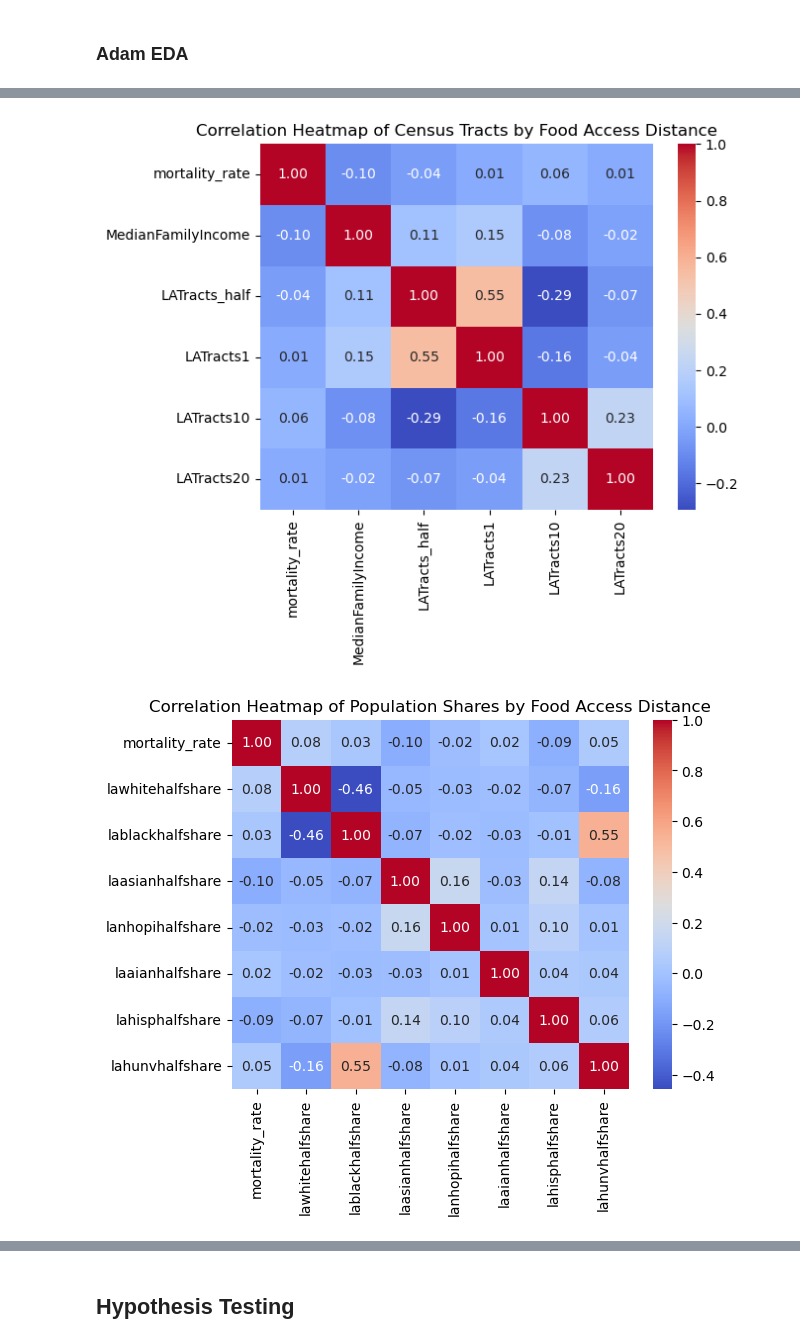
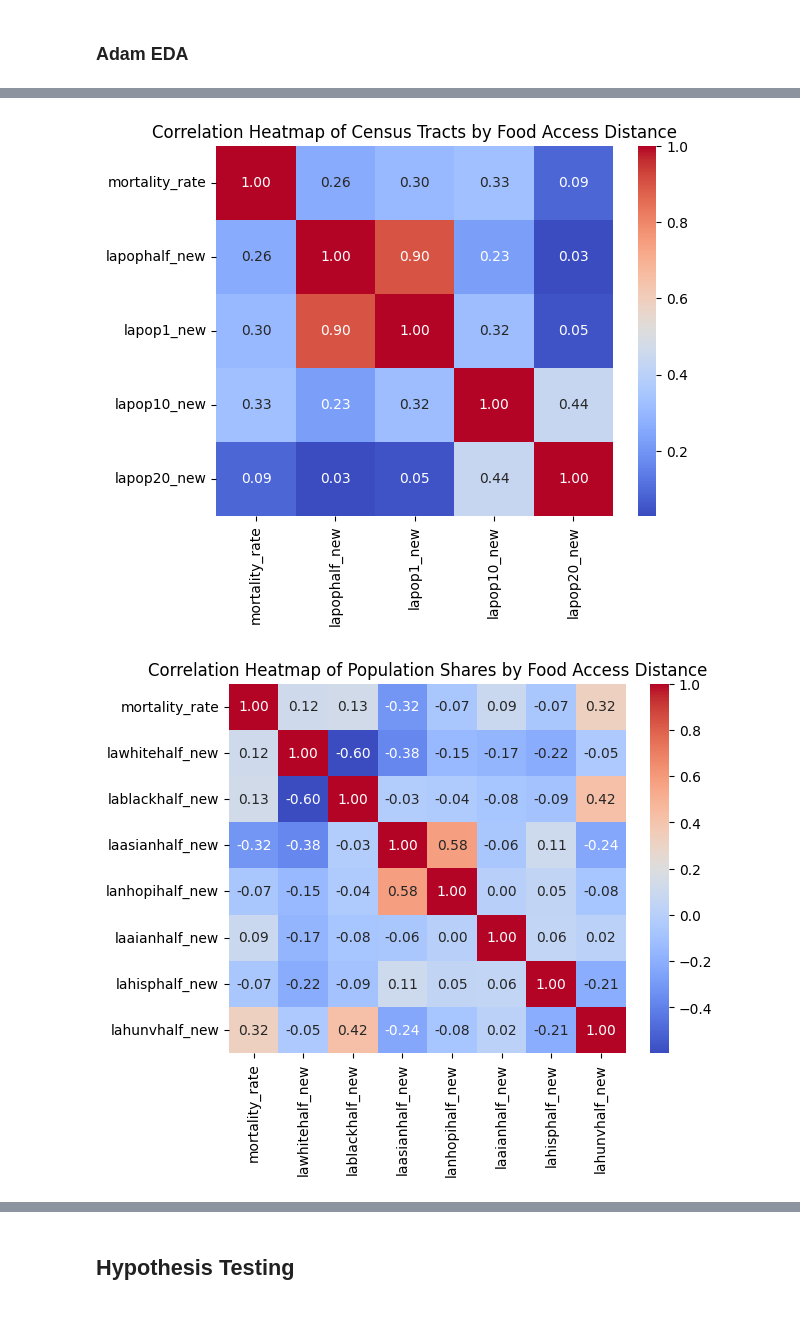
Before and after one commit to marklee4823/math189_project, a Jupyter notebook: Notebook.ipynb, the cells around one changed output, grey strips where cells are left out. Drawn from its saved outputs; the diff is of its cells as text; code cells hidden in the pictures; blank space fills up the shorter version.

Commit message:
updated my EDA section and created cleaned version of df_merged

```diff
--- a/Notebook.ipynb
+++ b/Notebook.ipynb
@@ -105,10 +107,10 @@ for col in columns_to_impute[8:]:
 71025
 70920
 # %%
-df_food['NUMGQTRS'] = df_food['NUMGQTRS'].fillna(-1)
-df_food['PCTGQTRS'] = df_food['PCTGQTRS'].fillna(-1)
-df_food['PovertyRate'] = df_food['PovertyRate'].fillna(-1)
-df_food['MedianFamilyIncome'] = df_food.groupby('County')['MedianFamilyIncome'].transform(lambda x: x.fillna(x.mean()))
+# df_food['NUMGQTRS'] = df_food['NUMGQTRS'].fillna(-1)
+# df_food['PCTGQTRS'] = df_food['PCTGQTRS'].fillna(-1)
+# df_food['PovertyRate'] = df_food['PovertyRate'].fillna(-1)
+# df_food['MedianFamilyIncome'] = df_food.groupby('County')['MedianFamilyIncome'].transform(lambda x: x.fillna(x.mean()))
 # %%
 df_food
 # %% [output]
@@ -152,6 +154,7 @@ variables
 # %%
 df_food_new = df_food.groupby(['State', 'County']).agg(
     total_population=('Pop2010', 'sum'),
+    avg_median_family_income=('MedianFamilyIncome', 'mean'),
     **{f'total_{var}': (var, 'sum') for var in variables}
 ).reset_index()
 # %%
@@ -514,0 +543,14 @@ True                 50.508052  69.619568  243.051886
+# %%
+# Remove all Cols with share in name since they were a tract percentage divided by the country total pop
+df_cleaned = df_merged.loc[:, ~df_merged.columns.str.contains("share", case=False)]
+
+# Remove Cols with duplicate information or nonsensical information
+df_cleaned = df_cleaned.drop(columns=['County_y', 'State_only', 'MedianFamilyIncome_new'])
+
+# Remane Cols for clarity
+df_cleaned.rename(columns={
+    'County_x' : 'county_state',
+    'County_only' : 'county',
+    'total_population' : 'tract_pop_sum',
+    'Population' : 'population_2023'
+})
@@ -515,18 +571,18 @@ True                 50.508052  69.619568  243.051886
 # %%
-relevant_columns = ['mortality_rate', 'MedianFamilyIncome',
-                     'LATracts_half', 'LATracts1', 'LATracts10', 'LATracts20']
-sns.heatmap(df_merged[relevant_columns].corr(), annot=True, cmap='coolwarm',fmt='.2f')
+relevant_columns = ['mortality_rate', 'lapophalf_new',
+                     'lapop1_new', 'lapop10_new', 'lapop20_new']
+sns.heatmap(df_cleaned[relevant_columns].corr(), annot=True, cmap='coolwarm',fmt='.2f')
 plt.title("Correlation Heatmap of Census Tracts by Food Access Distance")
 plt.show()
 # %% [output]
-[figure, old version]
+[figure, new version]
 # %%
-relevant_columns = ['mortality_rate', 'lawhitehalfshare', 'lablackhalfshare',
-                    'laasianhalfshare', 'lanhopihalfshare', 'laaianhalfshare',
-                    'lahisphalfshare', 'lahunvhalfshare']
-sns.heatmap(df_merged[relevant_columns].corr(), annot=True, cmap='coolwarm',fmt='.2f')
+relevant_columns = ['mortality_rate', 'lawhitehalf_new', 'lablackhalf_new',
+                    'laasianhalf_new', 'lanhopihalf_new', 'laaianhalf_new',
+                    'lahisphalf_new', 'lahunvhalf_new']
+sns.heatmap(df_cleaned[relevant_columns].corr(), annot=True, cmap='coolwarm',fmt='.2f')
 plt.title("Correlation Heatmap of Population Shares by Food Access Distance")
 plt.show()
 # %% [output]
-[figure, old version]
+[figure, new version]
 # %%
```
Also changed, not shown: parts of 18 cells of this notebook.
